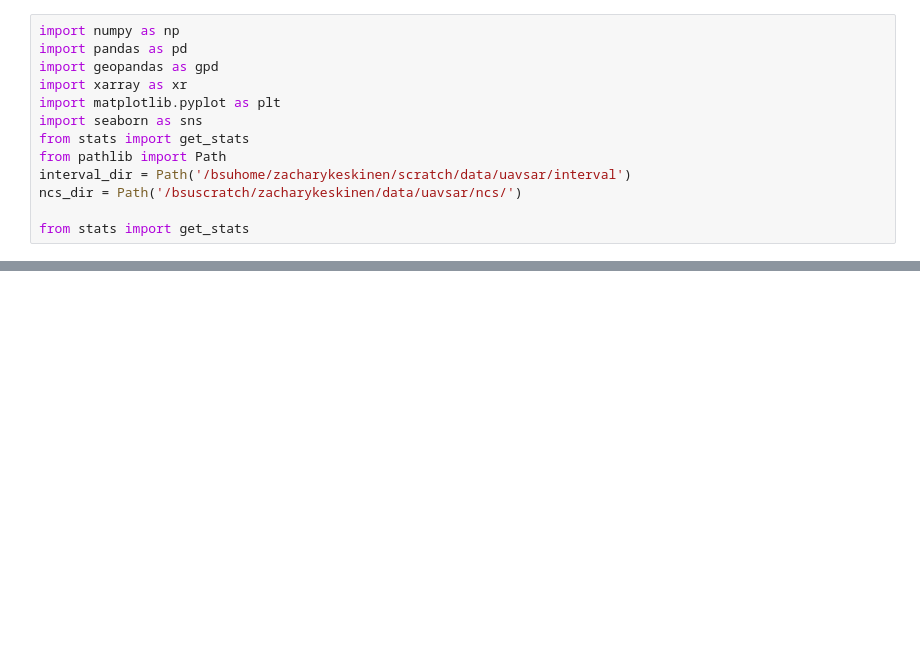
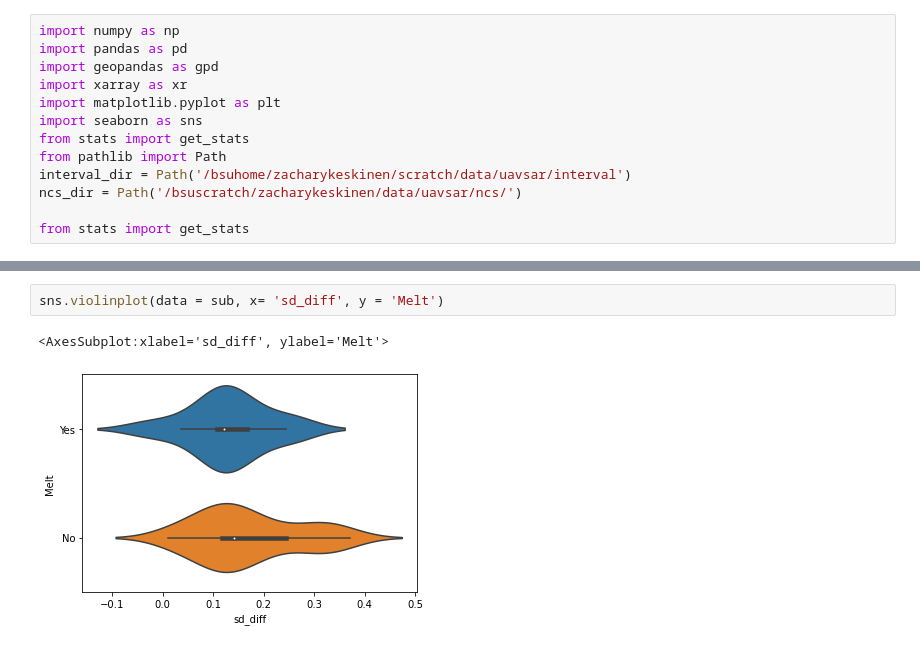
Before and after one commit to ZachHoppinen/uavsar-validation, a Jupyter notebook: src/play/interval.ipynb, the cells around one changed output, grey strips where cells are left out. Saved outputs shown, nothing was run; the diff lists cells and outputs as text; blank space fills up the shorter version.

```diff
--- a/src/play/interval.ipynb
+++ b/src/play/interval.ipynb
@@ -49,0 +117,5 @@ for x in ['unw_sd_delta_VV', 'int_sd_delta_VV', 'nearest_int_sd_delta_VV', 'near
+# %%
+sns.violinplot(data = sub, x= 'sd_diff', y = 'Melt')
+# %% [output]
+<AxesSubplot:xlabel='sd_diff', ylabel='Melt'>
+[figure, added]
```
Also changed, not shown: parts of 12 cells of this notebook, 7 other files.
